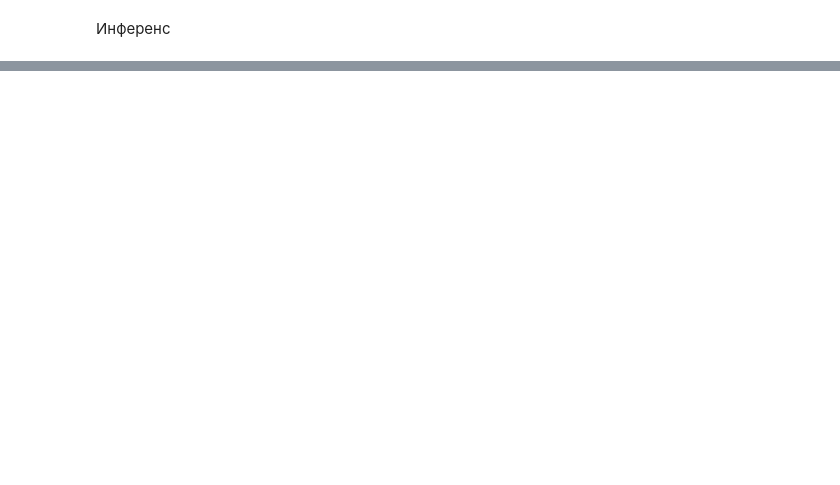
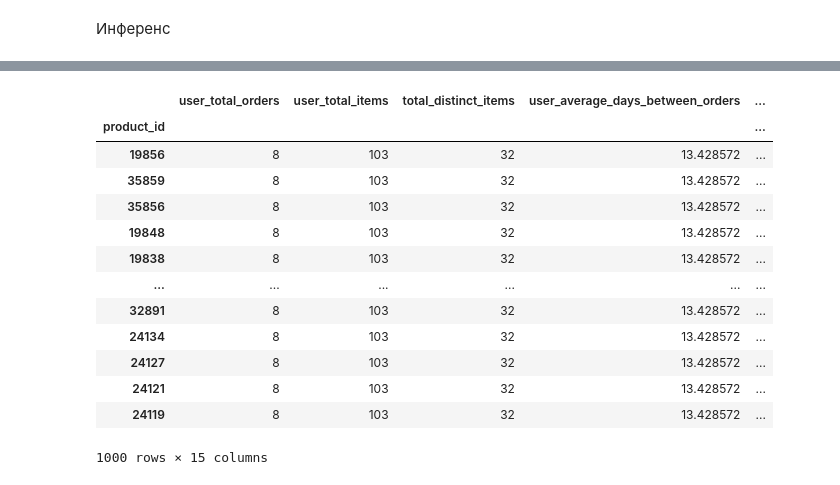
Before and after one commit to GymBros-Marketplace/service-recommendation, a Jupyter notebook: src/ml/notebooks/baseline.ipynb, the cells around one changed output, grey strips where cells are left out. Saved outputs shown, nothing was run; the diff lists cells and outputs as text; code cells hidden in the pictures; blank space fills up the shorter version.

```diff
--- a/src/ml/notebooks/baseline.ipynb
+++ b/src/ml/notebooks/baseline.ipynb
@@ -568,0 +668,21 @@ rec_model = RecommendationModel(orders_df, order_products_df)
+# %%
+user_id = 1000
+
+selected_pairs = select_pairs(user_id, products)
+features = get_all_features(selected_pairs, orders, userXproduct, users, products)
+features
+# %% [output]
+|  | user_total_orders | user_total_items | total_distinct_items | user_average_days_between_orders | ... |
+| product_id |  |  |  |  | ... |
+| 19856 | 8 | 103 | 32 | 13.428572 | ... |
+| 35859 | 8 | 103 | 32 | 13.428572 | ... |
+| 35856 | 8 | 103 | 32 | 13.428572 | ... |
+| 19848 | 8 | 103 | 32 | 13.428572 | ... |
+| 19838 | 8 | 103 | 32 | 13.428572 | ... |
+| ... | ... | ... | ... | ... | ... |
+| 32891 | 8 | 103 | 32 | 13.428572 | ... |
+| 24134 | 8 | 103 | 32 | 13.428572 | ... |
+| 24127 | 8 | 103 | 32 | 13.428572 | ... |
+| 24121 | 8 | 103 | 32 | 13.428572 | ... |
+| 24119 | 8 | 103 | 32 | 13.428572 | ... |
+1000 rows × 15 columns
```
Also changed, not shown: parts of 26 cells of this notebook, 2 other files.
